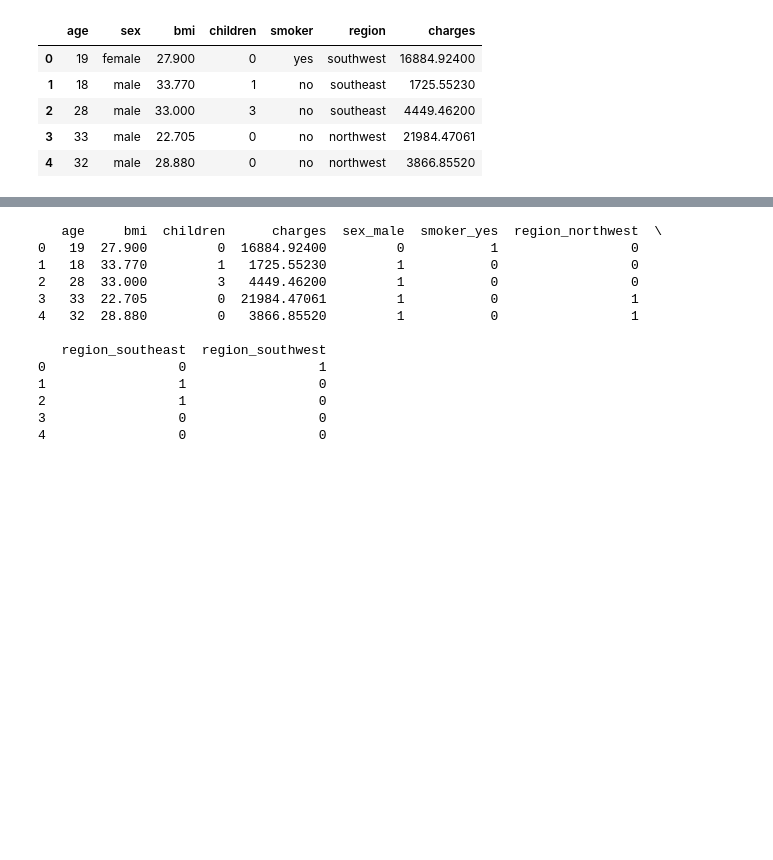
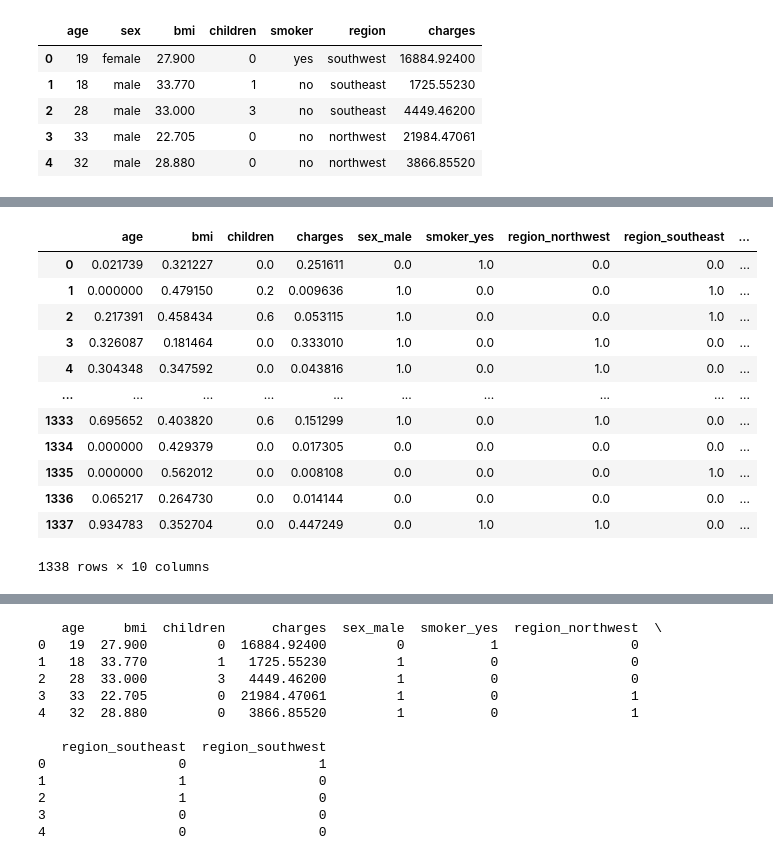
Before and after one commit to silverbacon9/Machine-Learning, a Jupyter notebook: code test/Regression/1. Regression test.ipynb, the cells around one changed output, grey strips where cells are left out. Saved outputs shown, nothing was run; the diff lists cells and outputs as text; code cells hidden in the pictures; blank space fills up the shorter version.

```diff
--- a/code test/Regression/1. Regression test.ipynb
+++ b/code test/Regression/1. Regression test.ipynb
@@ -30,0 +59,37 @@ df.head()
+# %%
+from sklearn import preprocessing
+
+# 定義特徵 (X) 與 目標 (y)
+# X 是我們用來預測的「線索」（年齡、BMI、是否抽菸等）
+# y 是我們要預測的「結果」（醫療費用 charges）
+X = df_encoded.drop('charges', axis=1)
+y = df_encoded['charges']
+
+
+#建立MinMaxScaler物件
+minmax = preprocessing.MinMaxScaler()
+# 資料標準化
+x_minmax = minmax.fit_transform(df_encoded[['age', 'bmi', 'children', 'charges', 'sex_male',
+                                            'smoker_yes', 'region_northwest', 'region_southeast',
+                                            'region_southwest']])
+
+x_minmax= pd.DataFrame(x_minmax, columns=['age', 'bmi', 'children', 'charges', 'sex_male',
+                                            'smoker_yes', 'region_northwest', 'region_southeast',
+                                            'region_southwest'])
+
+res_minmax = pd.concat([x_minmax.reset_index(drop=True), df_encoded['charges']], axis=1)
+res_minmax
+# %% [output]
+|  | age | bmi | children | charges | sex_male | smoker_yes | region_northwest | region_southeast | ... |
+| 0 | 0.021739 | 0.321227 | 0.0 | 0.251611 | 0.0 | 1.0 | 0.0 | 0.0 | ... |
+| 1 | 0.000000 | 0.479150 | 0.2 | 0.009636 | 1.0 | 0.0 | 0.0 | 1.0 | ... |
+| 2 | 0.217391 | 0.458434 | 0.6 | 0.053115 | 1.0 | 0.0 | 0.0 | 1.0 | ... |
+| 3 | 0.326087 | 0.181464 | 0.0 | 0.333010 | 1.0 | 0.0 | 1.0 | 0.0 | ... |
+| 4 | 0.304348 | 0.347592 | 0.0 | 0.043816 | 1.0 | 0.0 | 1.0 | 0.0 | ... |
+| ... | ... | ... | ... | ... | ... | ... | ... | ... | ... |
+| 1333 | 0.695652 | 0.403820 | 0.6 | 0.151299 | 1.0 | 0.0 | 1.0 | 0.0 | ... |
+| 1334 | 0.000000 | 0.429379 | 0.0 | 0.017305 | 0.0 | 0.0 | 0.0 | 0.0 | ... |
+| 1335 | 0.000000 | 0.562012 | 0.0 | 0.008108 | 0.0 | 0.0 | 0.0 | 1.0 | ... |
+| 1336 | 0.065217 | 0.264730 | 0.0 | 0.014144 | 0.0 | 0.0 | 0.0 | 0.0 | ... |
+| 1337 | 0.934783 | 0.352704 | 0.0 | 0.447249 | 0.0 | 1.0 | 1.0 | 0.0 | ... |
+1338 rows × 10 columns
```
Also changed, not shown: parts of 14 cells of this notebook, 1 other file.
